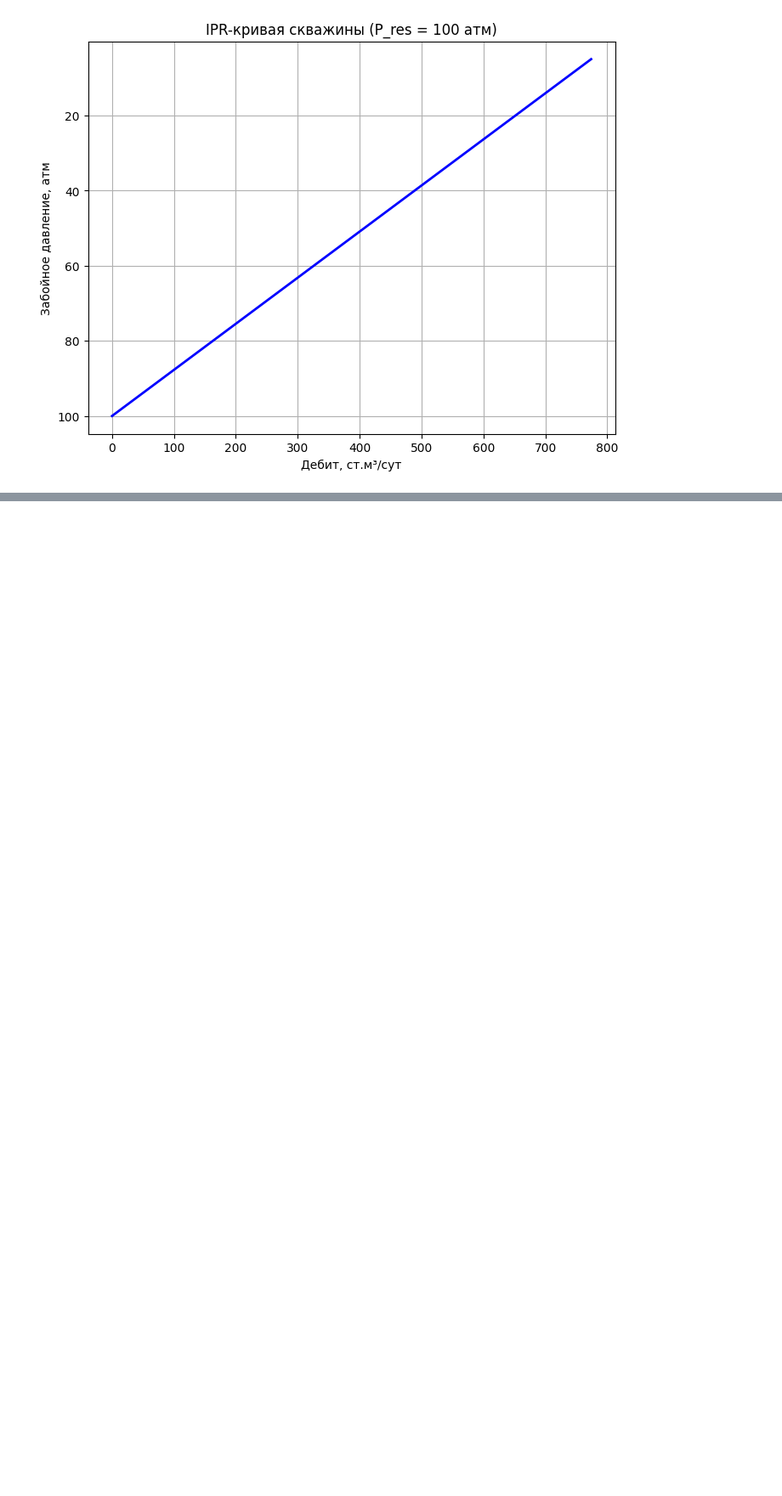
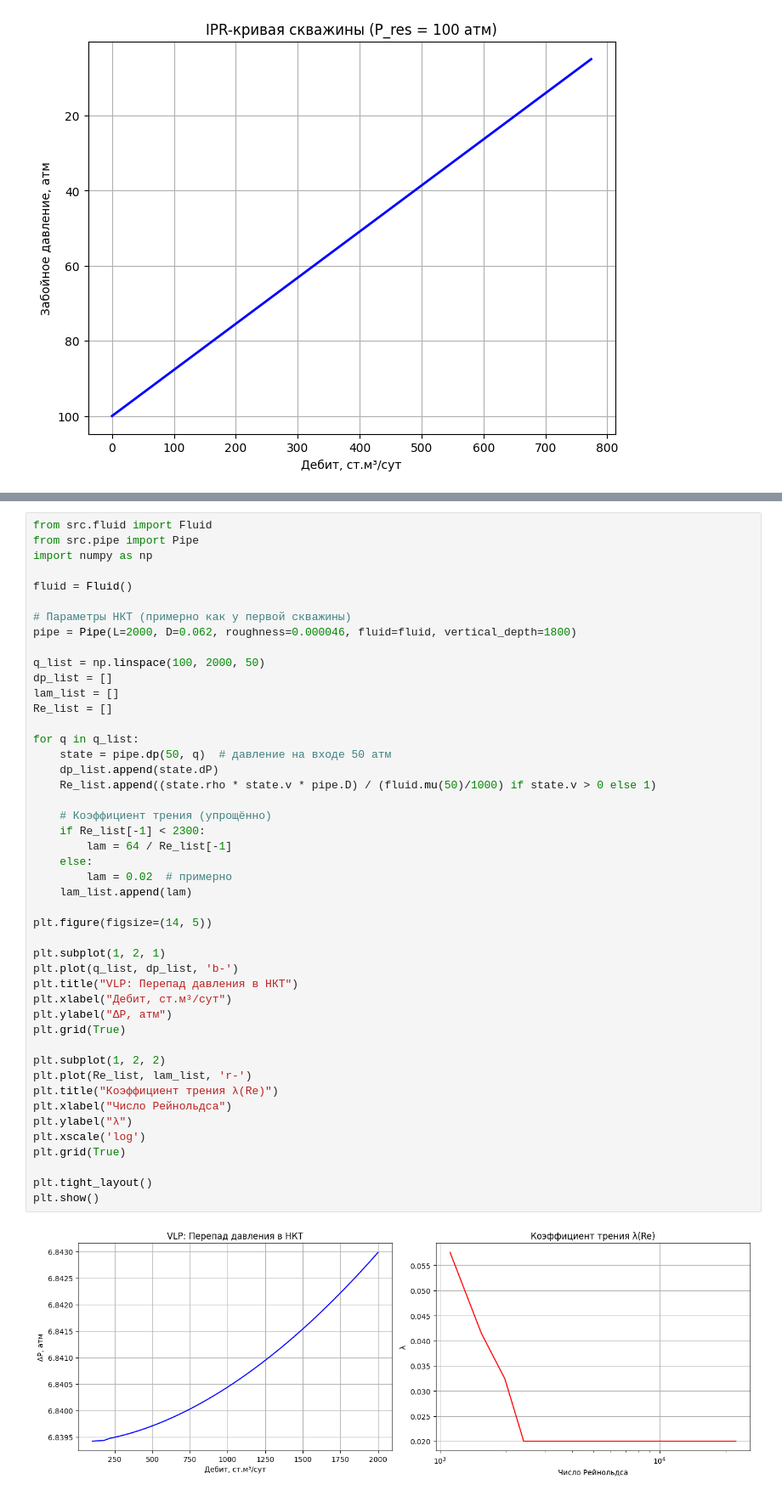
Before and after one commit to Alex-pugach/kursovaya_gaz, a Jupyter notebook: курсовая.ipynb, the cells around one changed output, grey strips where cells are left out. Shown at 85% size. Cells and saved outputs as stored; diff of their text form; blank space fills up the shorter version.

```diff
--- a/курсовая.ipynb
+++ b/курсовая.ipynb
@@ -79,0 +84,48 @@ plt.show()
+# %%
+from src.fluid import Fluid
+from src.pipe import Pipe
+import numpy as np
+
+fluid = Fluid()
+
+# Параметры НКТ (примерно как у первой скважины)
+pipe = Pipe(L=2000, D=0.062, roughness=0.000046, fluid=fluid, vertical_depth=1800)
+
+q_list = np.linspace(100, 2000, 50)
+dp_list = []
+lam_list = []
+Re_list = []
+
+for q in q_list:
+    state = pipe.dp(50, q)  # давление на входе 50 атм
+    dp_list.append(state.dP)
+    Re_list.append((state.rho * state.v * pipe.D) / (fluid.mu(50)/1000) if state.v > 0 else 1)
+
+    # Коэффициент трения (упрощённо)
+    if Re_list[-1] < 2300:
+        lam = 64 / Re_list[-1]
+    else:
+        lam = 0.02  # примерно
+    lam_list.append(lam)
+
+plt.figure(figsize=(14, 5))
+
+plt.subplot(1, 2, 1)
+plt.plot(q_list, dp_list, 'b-')
+plt.title("VLP: Перепад давления в НКТ")
+plt.xlabel("Дебит, ст.м³/сут")
+plt.ylabel("ΔP, атм")
+plt.grid(True)
+
+plt.subplot(1, 2, 2)
+plt.plot(Re_list, lam_list, 'r-')
+plt.title("Коэффициент трения λ(Re)")
+plt.xlabel("Число Рейнольдса")
+plt.ylabel("λ")
+plt.xscale('log')
+plt.grid(True)
+
+plt.tight_layout()
+plt.show()
+# %% [output]
+[figure, added]
```
Also changed, not shown: parts of 10 cells of this notebook.
